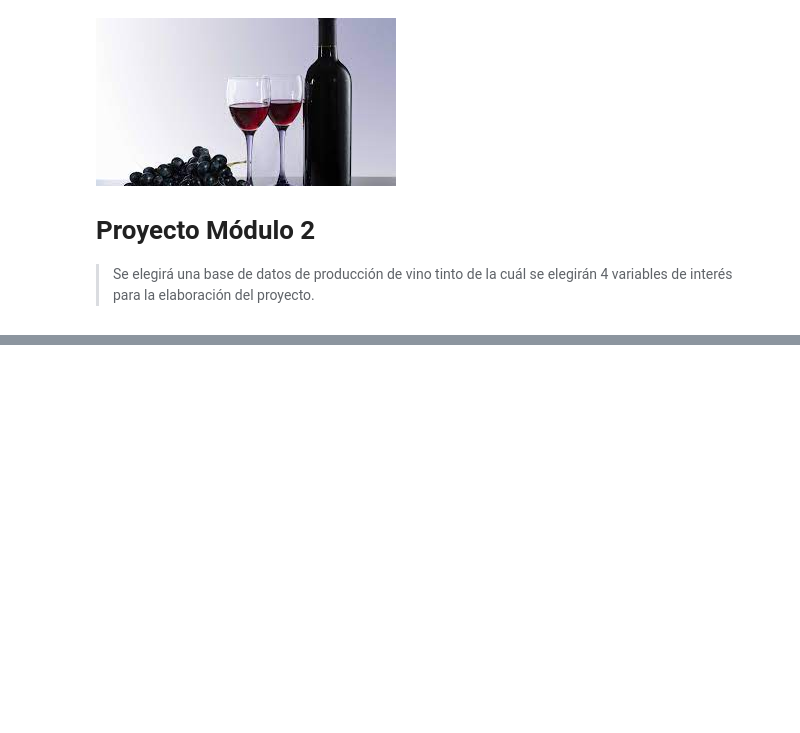
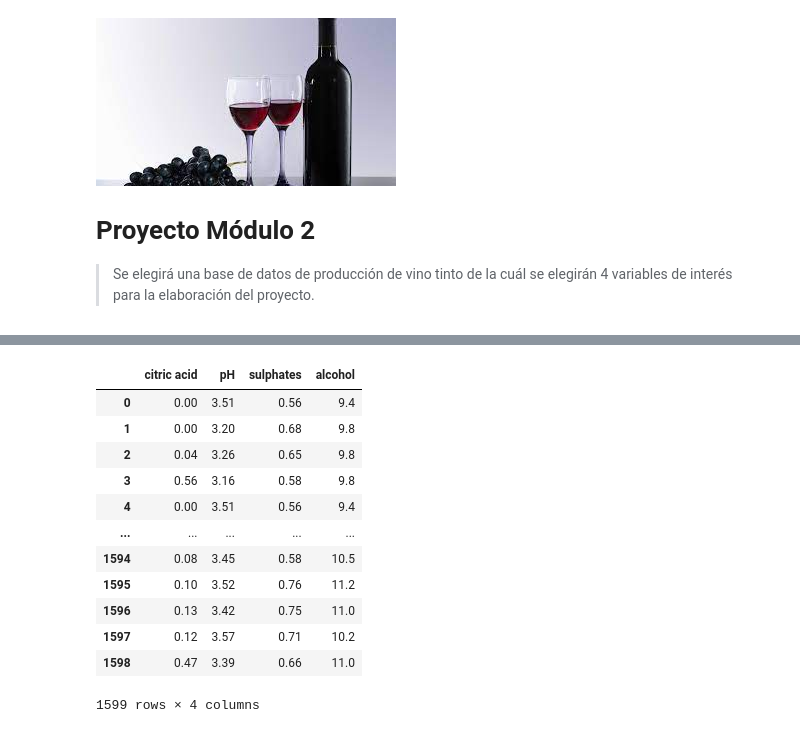
Before and after one commit to feramdor/Proyecto_Amador_Gonzalez, a Jupyter notebook: Proyecto_Amador_Gonzalez.ipynb, the cells around one changed output, grey strips where cells are left out. Saved outputs shown, nothing was run; the diff lists cells and outputs as text; code cells hidden in the pictures; blank space fills up the shorter version.

```diff
--- a/Proyecto_Amador_Gonzalez.ipynb
+++ b/Proyecto_Amador_Gonzalez.ipynb
@@ -60,0 +106,18 @@ Se busco en la página **kaggle** varias base de datos, le elección de la base
+# %%
+data = data.drop(['fixed acidity', 'volatile acidity','residual sugar', 'chlorides',
+                  'free sulfur dioxide', 'total sulfur dioxide', 'density', 'quality'], axis = 1)
+data
+# %% [output]
+|  | citric acid | pH | sulphates | alcohol |
+| 0 | 0.00 | 3.51 | 0.56 | 9.4 |
+| 1 | 0.00 | 3.20 | 0.68 | 9.8 |
+| 2 | 0.04 | 3.26 | 0.65 | 9.8 |
+| 3 | 0.56 | 3.16 | 0.58 | 9.8 |
+| 4 | 0.00 | 3.51 | 0.56 | 9.4 |
+| ... | ... | ... | ... | ... |
+| 1594 | 0.08 | 3.45 | 0.58 | 10.5 |
+| 1595 | 0.10 | 3.52 | 0.76 | 11.2 |
+| 1596 | 0.13 | 3.42 | 0.75 | 11.0 |
+| 1597 | 0.12 | 3.57 | 0.71 | 10.2 |
+| 1598 | 0.47 | 3.39 | 0.66 | 11.0 |
+1599 rows × 4 columns
```
Also changed, not shown: parts of 12 cells of this notebook, 2 other files.
